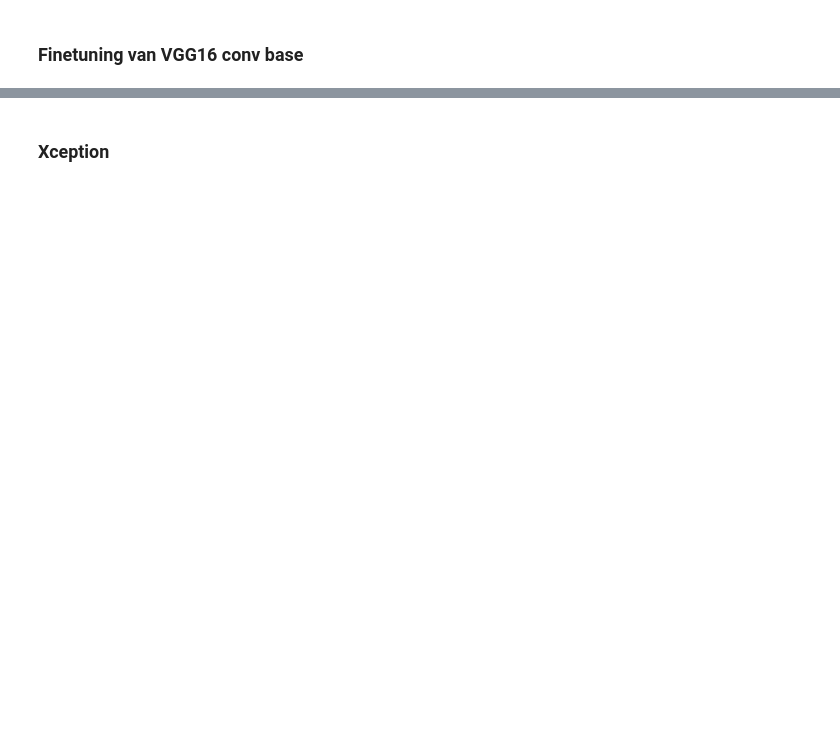
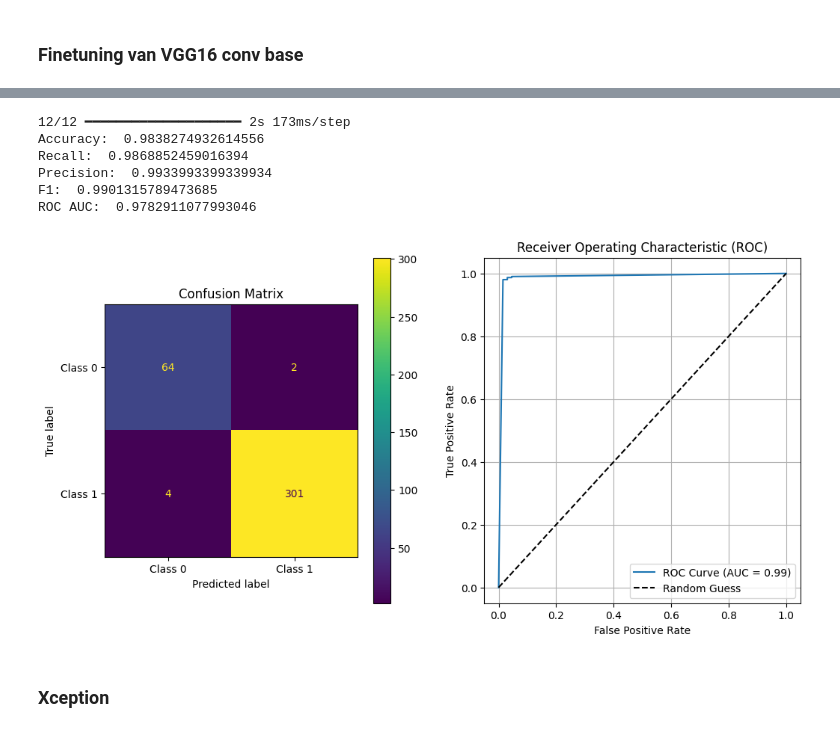
Before and after one commit to Tim-Mortier/Schilderijen-Classificatie, a Jupyter notebook: 6_Model_Training.ipynb, the cells around one changed output, grey strips where cells are left out. Drawn from its saved outputs; the diff is of its cells as text; code cells hidden in the pictures; blank space fills up the shorter version.

```diff
--- a/6_Model_Training.ipynb
+++ b/6_Model_Training.ipynb
@@ -461,3 +462,13 @@ ROC AUC:  0.4888723298559364
+# %%
+print_metrics(model, test_features, test_labels)
+# %% [output]
+12/12 ━━━━━━━━━━━━━━━━━━━━ 2s 173ms/step
+Accuracy:  0.9838274932614556
+Recall:  0.9868852459016394
+Precision:  0.9933993399339934
+F1:  0.9901315789473685
+ROC AUC:  0.9782911077993046
+[figure, added]
 # %% [markdown]
 ### Xception
 # %%
```
Also changed, not shown: parts of 33 cells of this notebook.
